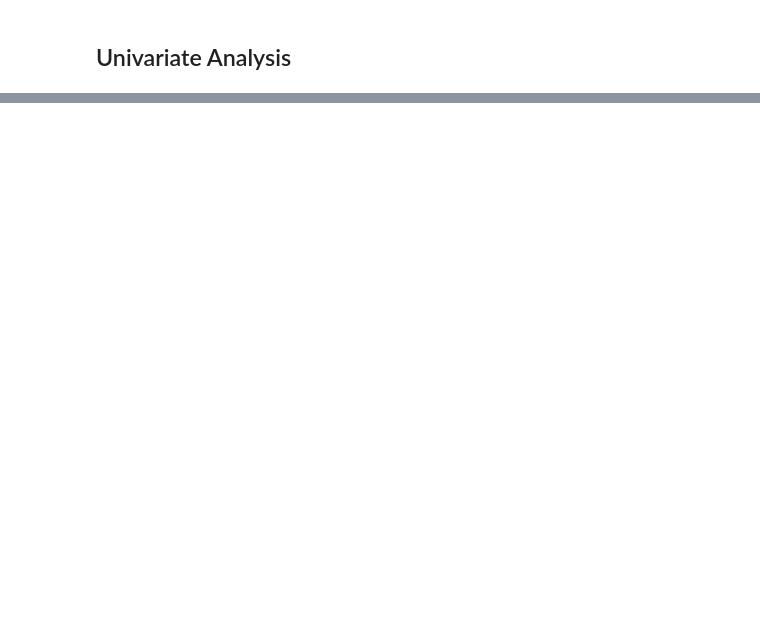
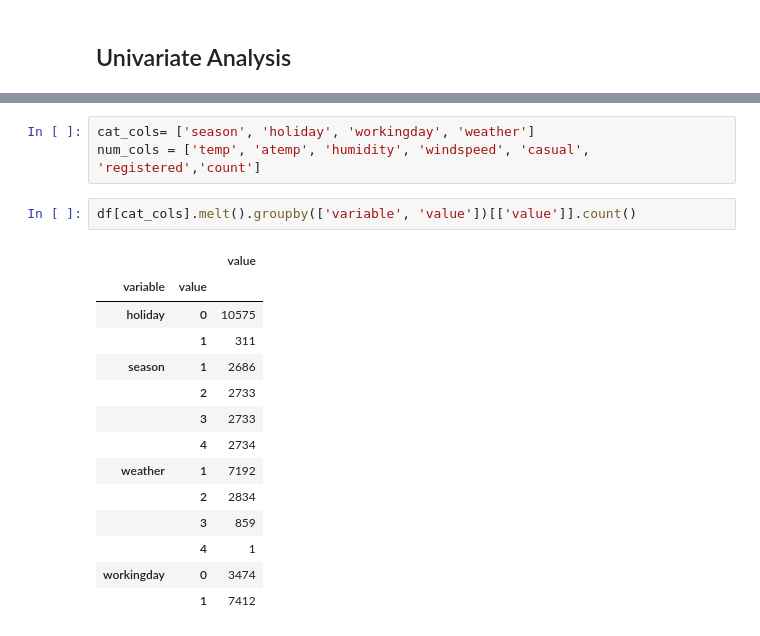
Before and after one commit to Rhy-Shah/Yulu_Hypothesis_Testing, a Jupyter notebook: yulu.ipynb, the cells around one changed output, grey strips where cells are left out. Cells and saved outputs as stored; diff of their text form; blank space fills up the shorter version.

```diff
--- a/yulu.ipynb
+++ b/yulu.ipynb
@@ -176,0 +142,20 @@ plt.show()
+# %%
+cat_cols= ['season', 'holiday', 'workingday', 'weather']
+num_cols = ['temp', 'atemp', 'humidity', 'windspeed', 'casual', 'registered','count']
+# %%
+df[cat_cols].melt().groupby(['variable', 'value'])[['value']].count()
+# %% [output]
+|  |  | value |
+| variable | value |  |
+| holiday | 0 | 10575 |
+|  | 1 | 311 |
+| season | 1 | 2686 |
+|  | 2 | 2733 |
+|  | 3 | 2733 |
+|  | 4 | 2734 |
+| weather | 1 | 7192 |
+|  | 2 | 2834 |
+|  | 3 | 859 |
+|  | 4 | 1 |
+| workingday | 0 | 3474 |
+|  | 1 | 7412 |
```
Also changed, not shown: parts of 14 cells of this notebook.
